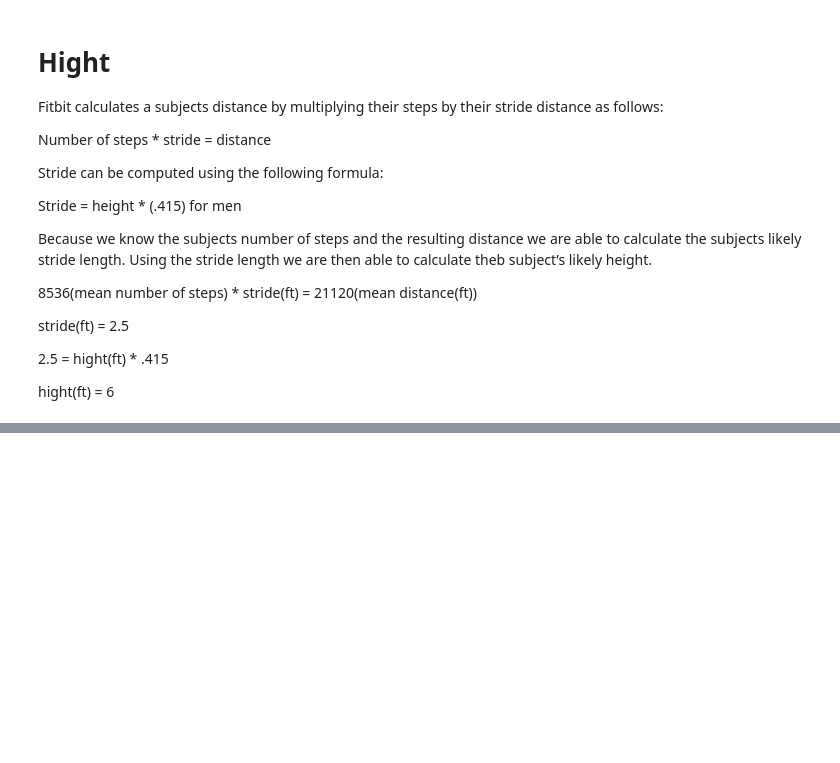
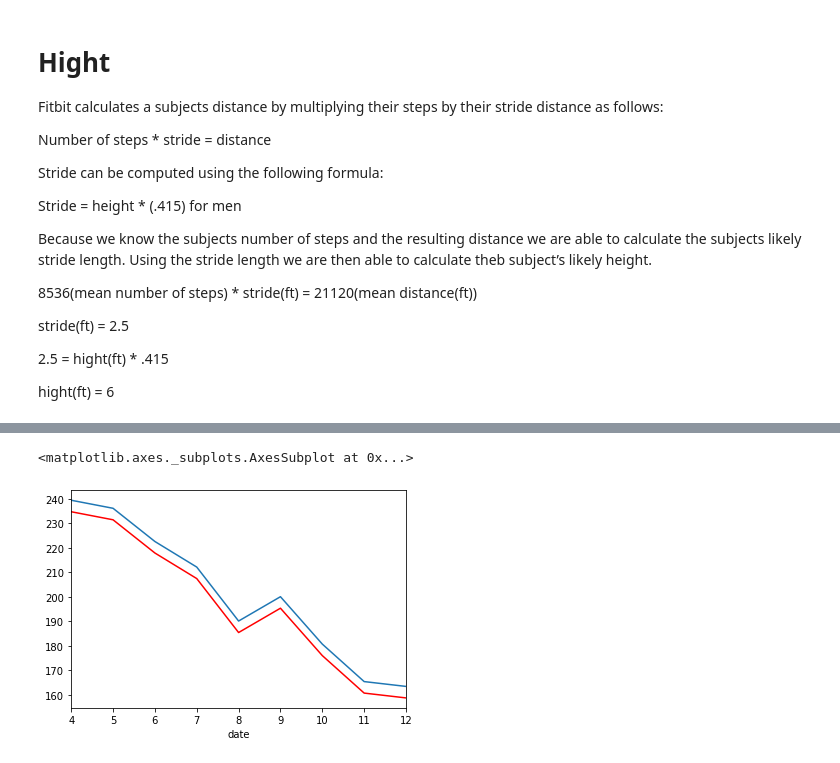
Before and after one commit to Very-Ethical/fitbit, a Jupyter notebook: Johns_fitbit_notebook.ipynb, the cells around one changed output, grey strips where cells are left out. Cells and saved outputs as stored; diff of their text form; code cells hidden in the pictures; blank space fills up the shorter version.

```diff
--- a/Johns_fitbit_notebook.ipynb
+++ b/Johns_fitbit_notebook.ipynb
@@ -223,0 +168,6 @@ from
+# %%
+df.groupby(df.index.month).min_weight.mean().plot.line(color='red')
+df.groupby(df.index.month).max_weight.mean().plot.line()
+# %% [output]
+<matplotlib.axes._subplots.AxesSubplot at 0x...>
+[figure, added]
```
Also changed, not shown: parts of 37 cells of this notebook.
